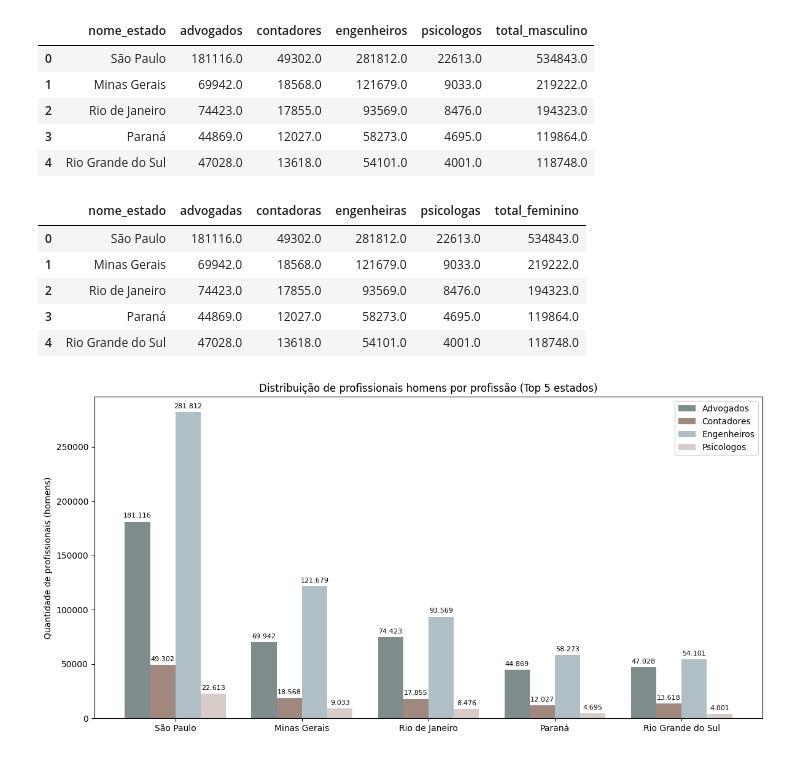
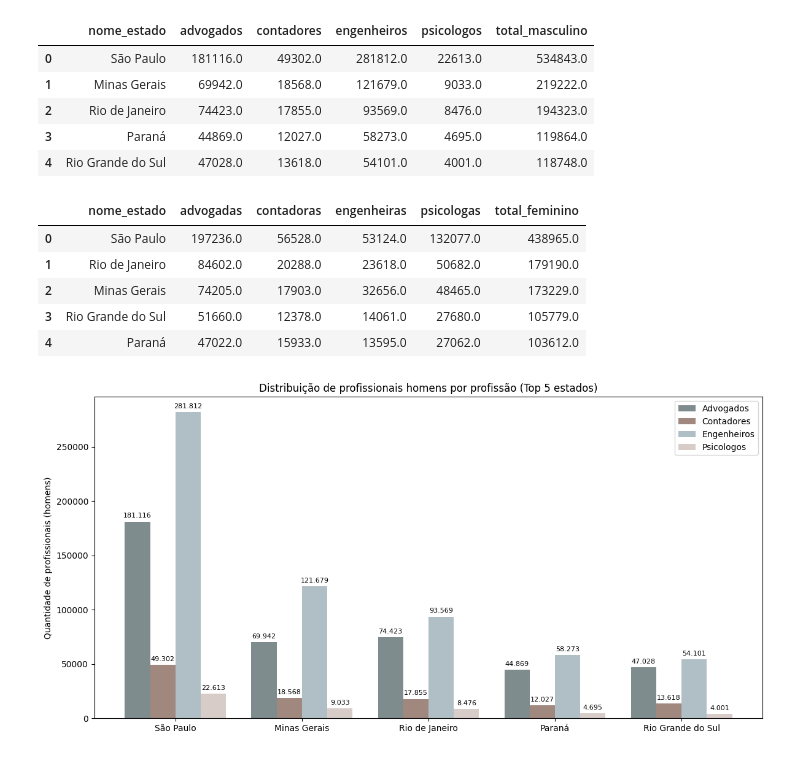
Before and after one commit to gfill99/distribuicao-de-profissoes, a Jupyter notebook: analise_de_dados/app/analise_de_dados.ipynb, the cells around one changed output. Cells and saved outputs as stored; diff of their text form; code cells hidden in the pictures.

```diff
--- a/analise_de_dados/app/analise_de_dados.ipynb
+++ b/analise_de_dados/app/analise_de_dados.ipynb
@@ -330,12 +221,12 @@ maiores_estados_masculino
 | 3 | Paraná | 44869.0 | 12027.0 | 58273.0 | 4695.0 | 119864.0 |
 | 4 | Rio Grande do Sul | 47028.0 | 13618.0 | 54101.0 | 4001.0 | 118748.0 |
 # %%
-maiores_estados_feminino = distribuir_profissao_por_genero('M', 'total_feminino', nomes_femininos=True)
+maiores_estados_feminino = fc.distribuir_profissao_por_genero(con, 'F', 'total_feminino', nomes_femininos=True)
 maiores_estados_feminino
 # %% [output]
 |  | nome_estado | advogadas | contadoras | engenheiras | psicologas | total_feminino |
-| 0 | São Paulo | 181116.0 | 49302.0 | 281812.0 | 22613.0 | 534843.0 |
-| 1 | Minas Gerais | 69942.0 | 18568.0 | 121679.0 | 9033.0 | 219222.0 |
-| 2 | Rio de Janeiro | 74423.0 | 17855.0 | 93569.0 | 8476.0 | 194323.0 |
-| 3 | Paraná | 44869.0 | 12027.0 | 58273.0 | 4695.0 | 119864.0 |
-| 4 | Rio Grande do Sul | 47028.0 | 13618.0 | 54101.0 | 4001.0 | 118748.0 |
+| 0 | São Paulo | 197236.0 | 56528.0 | 53124.0 | 132077.0 | 438965.0 |
+| 1 | Rio de Janeiro | 84602.0 | 20288.0 | 23618.0 | 50682.0 | 179190.0 |
+| 2 | Minas Gerais | 74205.0 | 17903.0 | 32656.0 | 48465.0 | 173229.0 |
+| 3 | Rio Grande do Sul | 51660.0 | 12378.0 | 14061.0 | 27680.0 | 105779.0 |
+| 4 | Paraná | 47022.0 | 15933.0 | 13595.0 | 27062.0 | 103612.0 |
```
Also changed, not shown: parts of 28 cells of this notebook, 18 other files.
